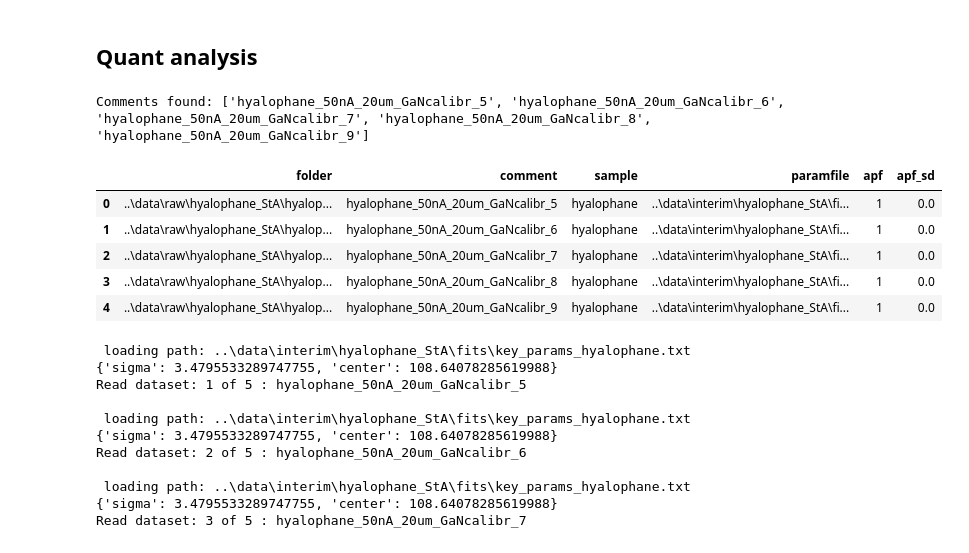
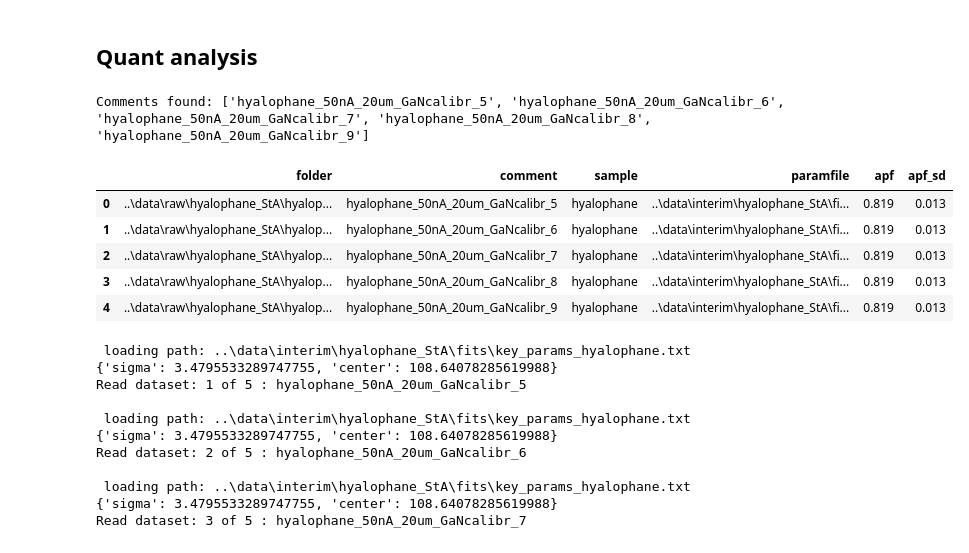
Before and after one commit to eleanor-m/n_epma_analysis, a Jupyter notebook: notebooks/03_hyalophane_StA.ipynb, the cells around one changed output. Cells and saved outputs as stored; diff of their text form; code cells hidden in the pictures.

```diff
--- a/notebooks/03_hyalophane_StA.ipynb
+++ b/notebooks/03_hyalophane_StA.ipynb
@@ -178,20 +178,19 @@ std_dbase_info_file = Path('data/_dictionaries/standards.csv')
 # %%
 datalist = readfiles.find_files_and_folders(
                 samples, sample_folders,
-                apf_file=None,
-                # apf_file=Path('data/_dictionaries/apf_values.csv'), #<- Can put None in here
+                apf_file=Path('../data/_dictionaries/apf_values.csv'), #<- Can put None in here
                 wd_scan=wd_scan
                 )
 
 datalist
 # %% [output]
 Comments found: ['hyalophane_50nA_20um_GaNcalibr_5', 'hyalophane_50nA_20um_GaNcalibr_6', 'hyalophane_50nA_20um_GaNcalibr_7', 'hyalophane_50nA_20um_GaNcalibr_8', 'hyalophane_50nA_20um_GaNcalibr_9']
 |  | folder | comment | sample | paramfile | apf | apf_sd |
-| 0 | ..\data\raw\hyalophane_StA\hyalop... | hyalophane_50nA_20um_GaNcalibr_5 | hyalophane | ..\data\interim\hyalophane_StA\fi... | 1 | 0.0 |
-| 1 | ..\data\raw\hyalophane_StA\hyalop... | hyalophane_50nA_20um_GaNcalibr_6 | hyalophane | ..\data\interim\hyalophane_StA\fi... | 1 | 0.0 |
-| 2 | ..\data\raw\hyalophane_StA\hyalop... | hyalophane_50nA_20um_GaNcalibr_7 | hyalophane | ..\data\interim\hyalophane_StA\fi... | 1 | 0.0 |
-| 3 | ..\data\raw\hyalophane_StA\hyalop... | hyalophane_50nA_20um_GaNcalibr_8 | hyalophane | ..\data\interim\hyalophane_StA\fi... | 1 | 0.0 |
-| 4 | ..\data\raw\hyalophane_StA\hyalop... | hyalophane_50nA_20um_GaNcalibr_9 | hyalophane | ..\data\interim\hyalophane_StA\fi... | 1 | 0.0 |
+| 0 | ..\data\raw\hyalophane_StA\hyalop... | hyalophane_50nA_20um_GaNcalibr_5 | hyalophane | ..\data\interim\hyalophane_StA\fi... | 0.819 | 0.013 |
+| 1 | ..\data\raw\hyalophane_StA\hyalop... | hyalophane_50nA_20um_GaNcalibr_6 | hyalophane | ..\data\interim\hyalophane_StA\fi... | 0.819 | 0.013 |
+| 2 | ..\data\raw\hyalophane_StA\hyalop... | hyalophane_50nA_20um_GaNcalibr_7 | hyalophane | ..\data\interim\hyalophane_StA\fi... | 0.819 | 0.013 |
+| 3 | ..\data\raw\hyalophane_StA\hyalop... | hyalophane_50nA_20um_GaNcalibr_8 | hyalophane | ..\data\interim\hyalophane_StA\fi... | 0.819 | 0.013 |
+| 4 | ..\data\raw\hyalophane_StA\hyalop... | hyalophane_50nA_20um_GaNcalibr_9 | hyalophane | ..\data\interim\hyalophane_StA\fi... | 0.819 | 0.013 |
 # %%
 myspot = [None] * len(datalist.folder)
 
```
Also changed, not shown: parts of 10 cells of this notebook.
